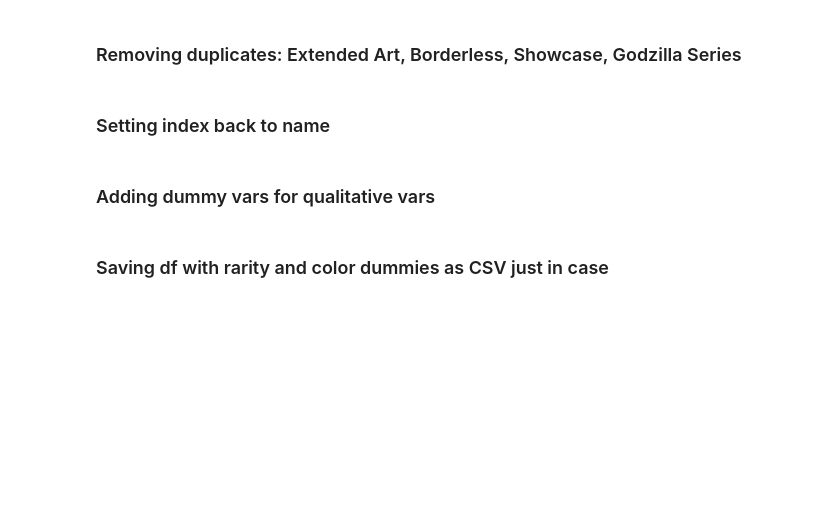
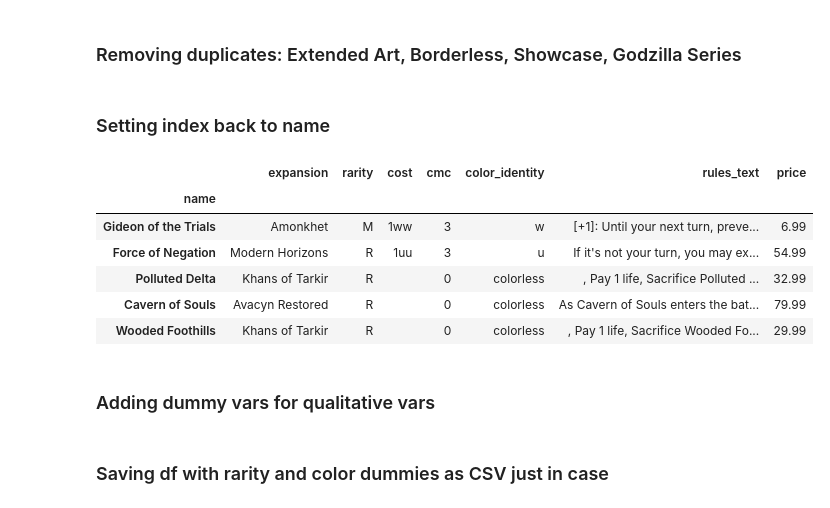
Before and after one commit to njaffe/Price_prediction_linear_regression, a Jupyter notebook: Project_2_Jaffe_N.ipynb, the cells around one changed output. Saved outputs shown, nothing was run; the diff lists cells and outputs as text; code cells hidden in the pictures; blank space fills up the shorter version.

Commit message:
scraped modern data

```diff
--- a/Project_2_Jaffe_N.ipynb
+++ b/Project_2_Jaffe_N.ipynb
@@ -472,8 +472,8 @@ def all_scrape_modern():
     rules_text = []
     price = []
 
-#     for i in range(number_of_pages):
-    for i in range(3): # 3 pages for now
+    for i in range(number_of_pages):
+#     for i in range(3): # 3 pages for now
 
         driver = webdriver.Chrome(chromedriver)
         driver.get(url)
@@ -841,9 +855,46 @@ df.corr()
 | is_g | 0.101506 | 0.084424 | -0.053664 | 0.062401 | 0.003666 | 0.018942 | -0.185507 | -0.149607 | -0.154488 | -0.269357 | 1.000000 |
 # %% [markdown]
 ## Modern
+# %%
+# Getting rid of special rarities (showcase etc) and basic lands (L)
+
+mask = (df_modern['rarity'] != 'L') & (df_modern['rarity'] != 'S')
+
+df_modern = df_modern[mask]
 # %% [markdown]
 ### Removing duplicates: Extended Art, Borderless, Showcase, Godzilla Series
+# %%
+# removing special versions of cards as above
+
+ex_art_mask = ~df_modern['name'].str.contains("Extended Art")
+
+df_modern = df_modern[ex_art_mask] # ~ means 'not'
+
+borderless_mask = ~df_modern['name'].str.contains("Borderless")
+
+df_modern = df_modern[borderless_mask]
+
+showcase_mask = ~df_modern['name'].str.contains("Showcase")
+
+df_modern = df_modern[showcase_mask]
+
+godzilla_mask = ~df_modern['name'].str.contains("Godzilla")
+
+df_modern = df_modern[godzilla_mask]
 # %% [markdown]
 ### Setting index back to name
+# %%
+df_modern.set_index('name', drop=True, inplace = True)
+
+
+df_modern.head()
+# %% [output]
+|  | expansion | rarity | cost | cmc | color_identity | rules_text | price |
+| name |  |  |  |  |  |  |  |
+| Gideon of the Trials | Amonkhet | M | 1ww | 3 | w | [+1]: Until your next turn, preve... | 6.99 |
+| Force of Negation | Modern Horizons | R | 1uu | 3 | u | If it's not your turn, you may ex... | 54.99 |
+| Polluted Delta | Khans of Tarkir | R |  | 0 | colorless | , Pay 1 life, Sacrifice Polluted ... | 32.99 |
+| Cavern of Souls | Avacyn Restored | R |  | 0 | colorless | As Cavern of Souls enters the bat... | 79.99 |
+| Wooded Foothills | Khans of Tarkir | R |  | 0 | colorless | , Pay 1 life, Sacrifice Wooded Fo... | 29.99 |
 # %% [markdown]
 ### Adding dummy vars for qualitative vars
```
Also changed, not shown: parts of 8 cells of this notebook.
